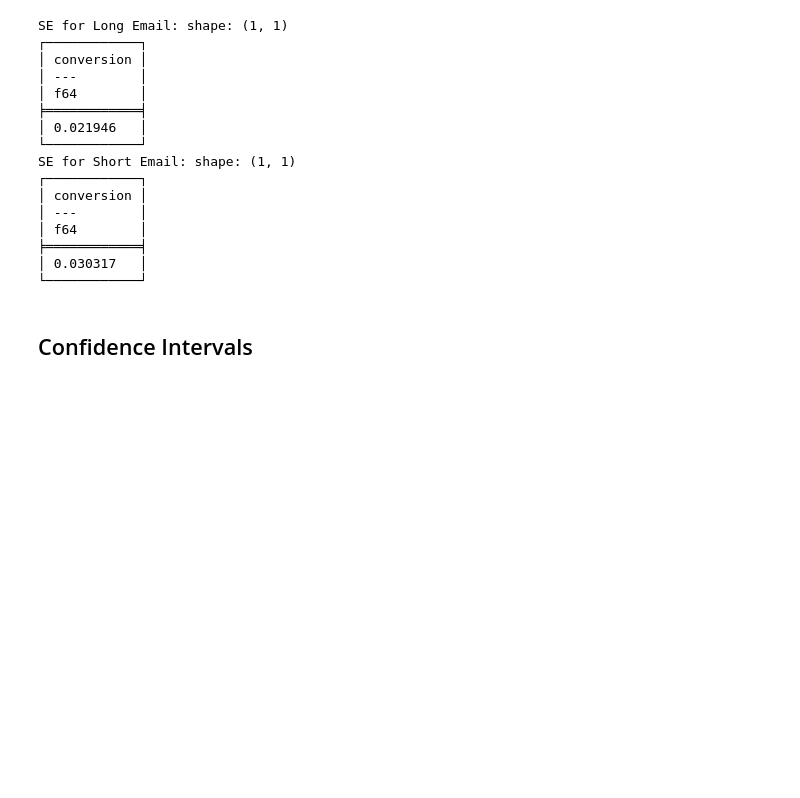
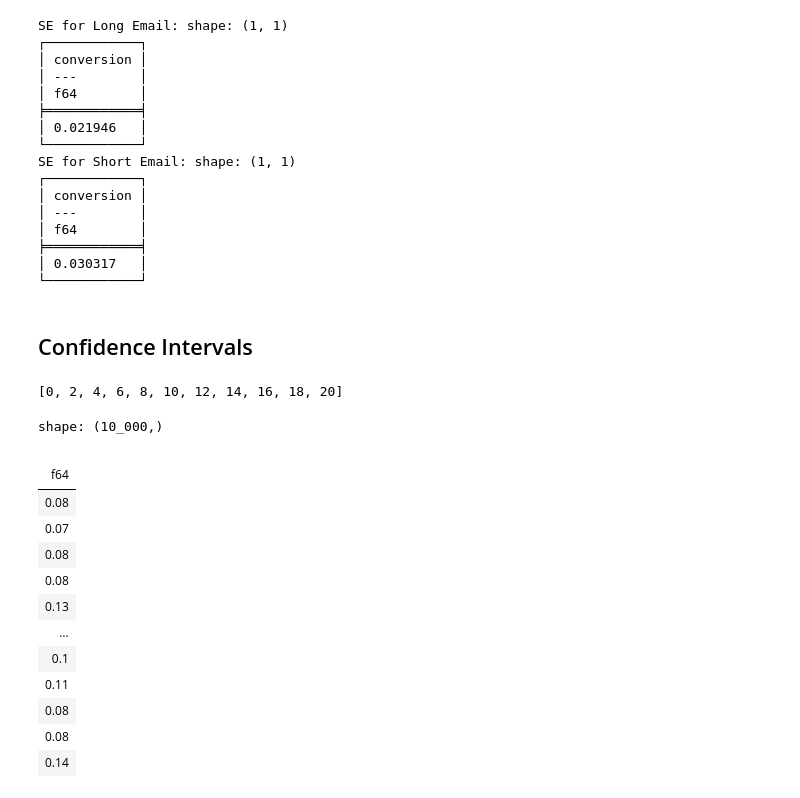
Before and after one commit to Sechi42/Causal_Inference-with-python, a Jupyter notebook: ch02/ch02.ipynb, the cells around one changed output. Cells and saved outputs as stored; diff of their text form; code cells hidden in the pictures; blank space fills up the shorter version.

```diff
--- a/ch02/ch02.ipynb
+++ b/ch02/ch02.ipynb
@@ -247,3 +247,35 @@ SE for Short Email: shape: (1, 1)
 └────────────┘
 # %% [markdown]
 ## Confidence Intervals
+# %%
+table_2 = []
+for n in range(11):
+    table_2.append(n*2)
+table_2 = [n*2 for n in range(11)]
+table_2
+# %% [output]
+[0, 2, 4, 6, 8, 10, 12, 14, 16, 18, 20]
+# %%
+n = 100
+conv_rate = 0.08
+def run_experiment():
+    return np.random.binomial(1, conv_rate, size=n)
+np.random.seed(42)
+experiments = [run_experiment().mean() for _ in range(10000)]
+experiments = pl.Series(experiments)
+experiments
+# %% [output]
+shape: (10_000,)
+|  |
+| f64 |
+| 0.08 |
+| 0.07 |
+| 0.08 |
+| 0.08 |
+| 0.13 |
+| … |
+| 0.1 |
+| 0.11 |
+| 0.08 |
+| 0.08 |
+| 0.14 |
```
Also changed, not shown: parts of 10 cells of this notebook.
